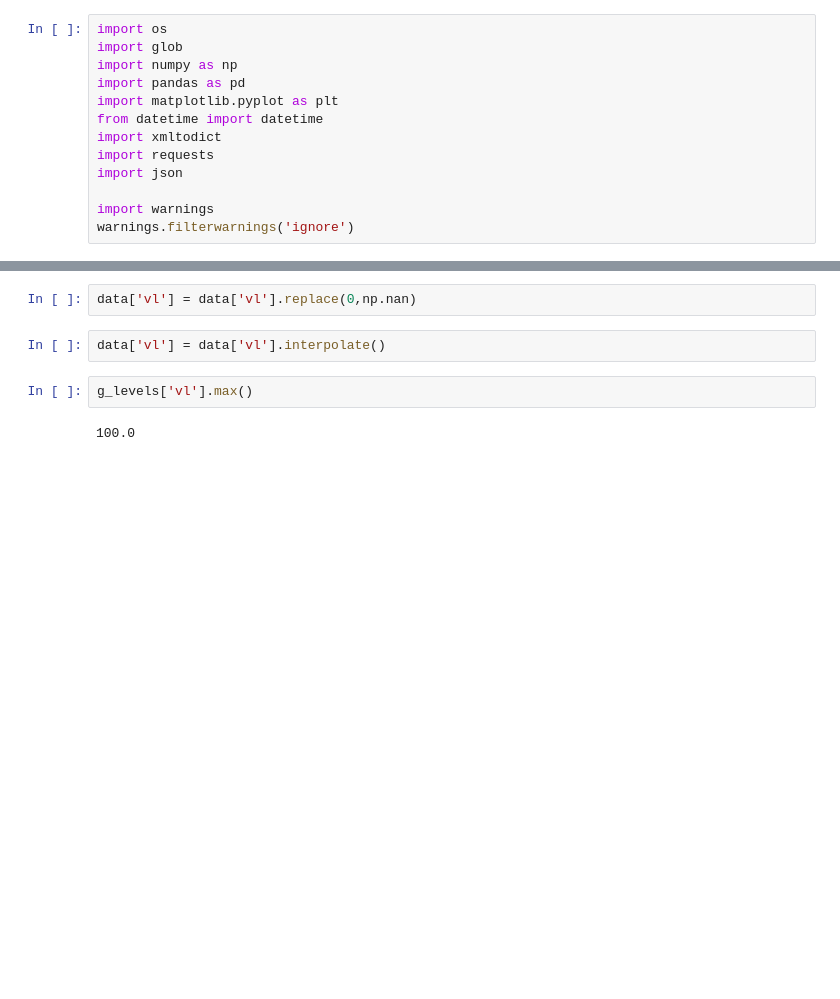
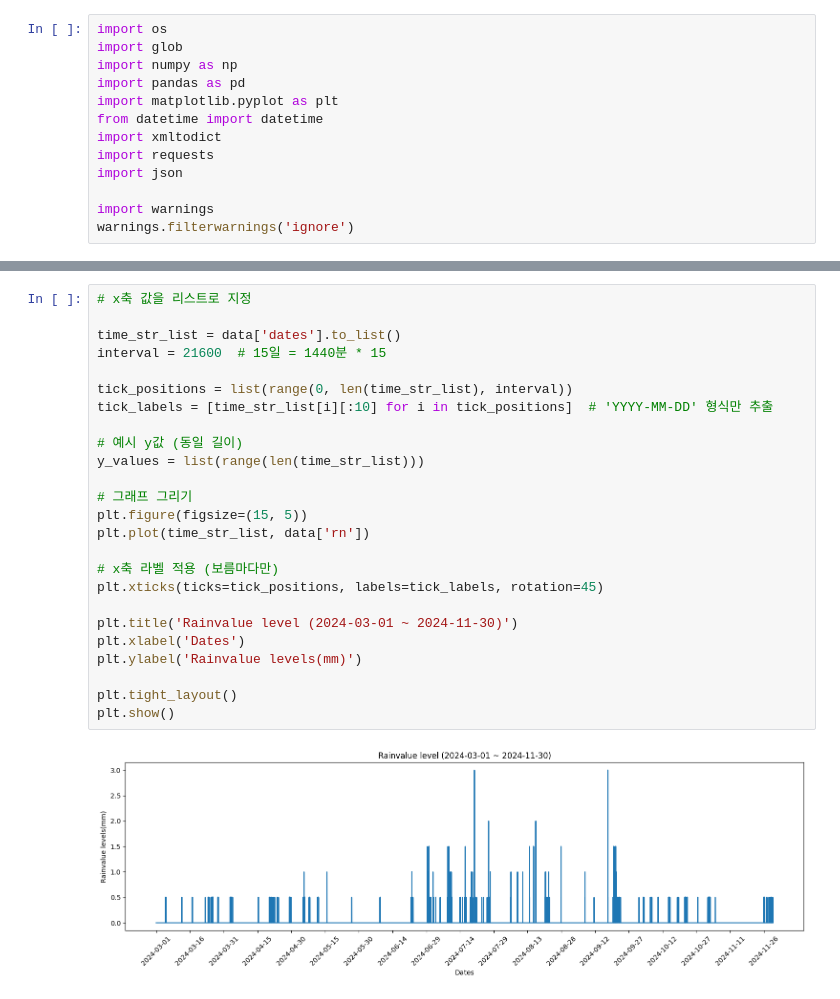
Before and after one commit to avsbdn0406/ai_qc, a Jupyter notebook: dummy_data.ipynb, the cells around one changed output, grey strips where cells are left out. Cells and saved outputs as stored; diff of their text form; blank space fills up the shorter version.

```diff
--- a/dummy_data.ipynb
+++ b/dummy_data.ipynb
@@ -141,8 +194,27 @@ plt.show()
-# %%
-data['vl'] = data['vl'].replace(0,np.nan)
-# %%
-data['vl'] = data['vl'].interpolate()
-# %%
-g_levels['vl'].max()
-# %% [output]
-100.0
+# %%
+# x축 값을 리스트로 지정
+
+time_str_list = data['dates'].to_list()
+interval = 21600  # 15일 = 1440분 * 15
+
+tick_positions = list(range(0, len(time_str_list), interval))
+tick_labels = [time_str_list[i][:10] for i in tick_positions]  # 'YYYY-MM-DD' 형식만 추출
+
+# 예시 y값 (동일 길이)
+y_values = list(range(len(time_str_list)))
+
+# 그래프 그리기
+plt.figure(figsize=(15, 5))
+plt.plot(time_str_list, data['rn'])
+
+# x축 라벨 적용 (보름마다만)
+plt.xticks(ticks=tick_positions, labels=tick_labels, rotation=45)
+
+plt.title('Rainvalue level (2024-03-01 ~ 2024-11-30)')
+plt.xlabel('Dates')
+plt.ylabel('Rainvalue levels(mm)')
+
+plt.tight_layout()
+plt.show()
+# %% [output]
+[figure, added]
```
Also changed, not shown: parts of 21 cells of this notebook.
